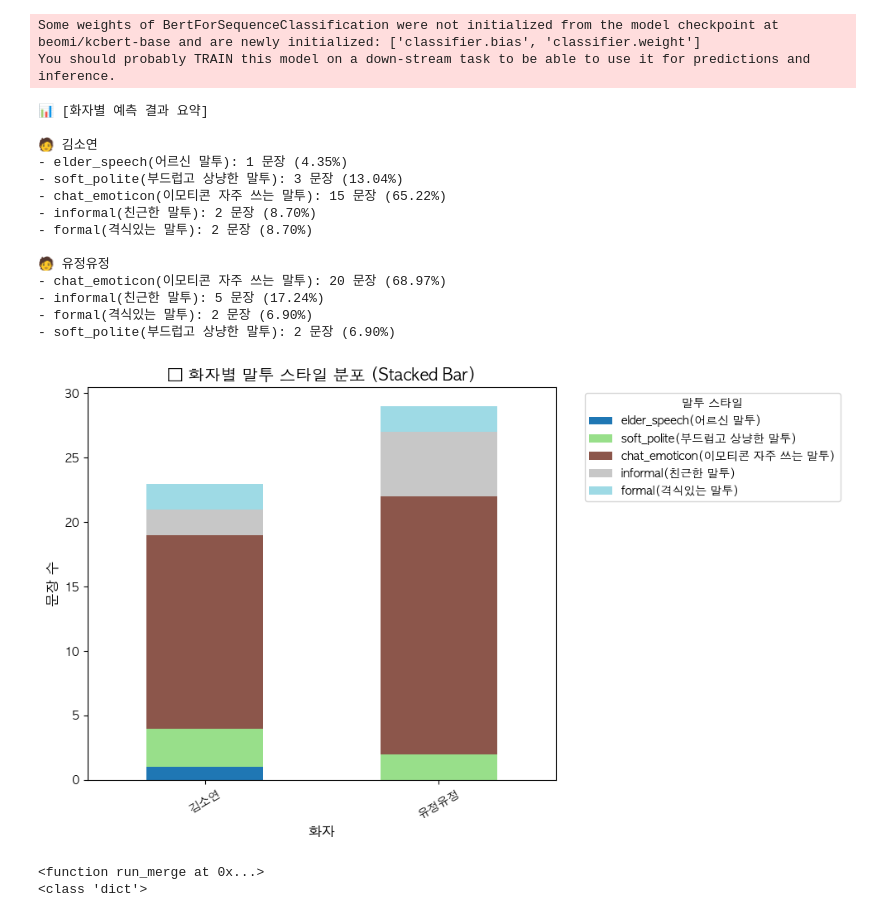
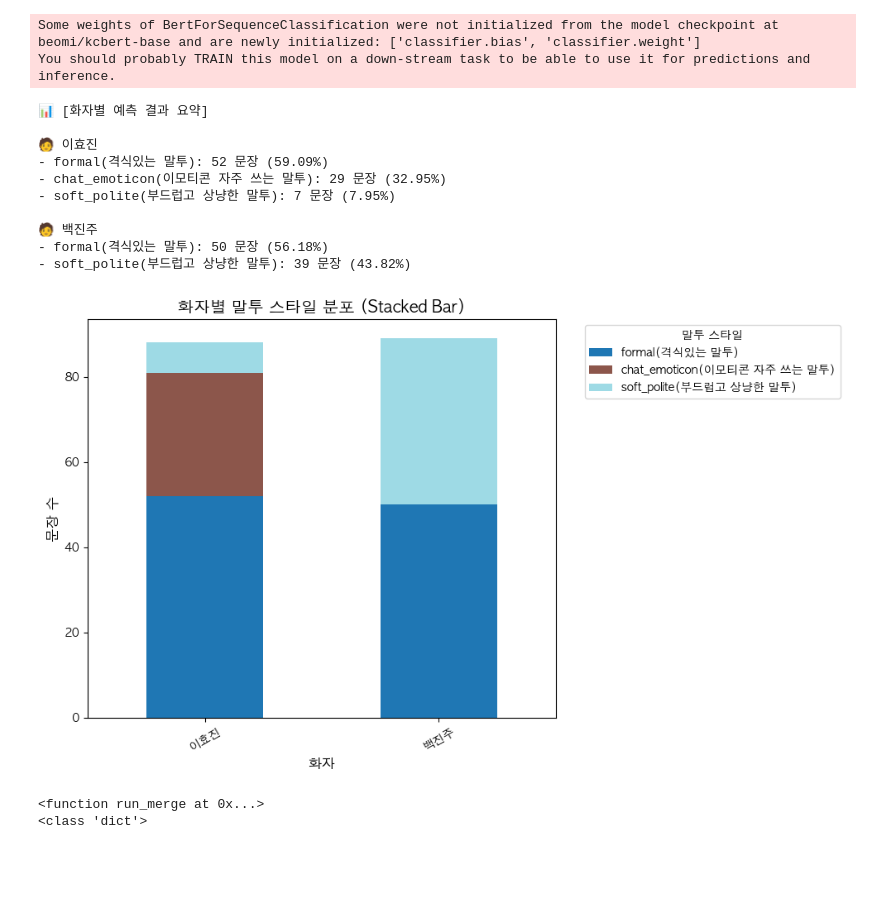
Before and after one commit to ssy330/ToneDetect, a Jupyter notebook: run_pipeline.ipynb, the cells around one changed output. Drawn from its saved outputs; the diff is of its cells as text; code cells hidden in the pictures; blank space fills up the shorter version.

```diff
--- a/run_pipeline.ipynb
+++ b/run_pipeline.ipynb
@@ -19,10 +19,10 @@ plt.rcParams['font.family'] = 'AppleGothic'
 import merge  # 전처리 모듈 불러오기
 
 # ✅ 카톡 파일 지정 (변경 가능)
-input_chat_path = "datasets/KakaoTalk_20250515_0053_22_930_유정유정.txt"
+input_chat_path = "datasets/KakaoTalk_Test_.txt"
 
 # ✅ merge 실행 → 정제된 문장 리스트 반환
-clean_sentences = merge.run_merge(input_chat_path)  # run_merge() 함수가 merge.py에 있다고 가정
+# clean_sentences = merge.run_merge(input_chat_path)  # run_merge() 함수가 merge.py에 있다고 가정
 
 # ✅ 3. 모델 로드
 ADAPTER_PATH = "Models/ToneDetect_adapter"
@@ -53,10 +53,10 @@ label_map = {
 
 # ✅ speaker 별 style_counts 초기화
 speaker_style_counts = defaultdict(lambda: defaultdict(int))
-clean_sentences = merge.run_merge(input_chat_path)
+msgs = merge.run_merge(input_chat_path)
 
 # ✅ 각 문장 예측
-for msg in clean_sentences:
+for msg in msgs:
     speaker = msg['speaker']
     text = msg['text']
     pred = predict_style(text)
@@ -72,45 +72,41 @@ for speaker, style_counts in speaker_style_counts.items():
         percent = count / total * 100
         print(f"- {style}: {count} 문장 ({percent:.2f}%)")
 
 # ✅ 8. 시각화 (화자별 stacked bar chart 예시)
 import pandas as pd
 
 # DataFrame으로 변환
 data = []
 for speaker, style_counts in speaker_style_counts.items():
     row = {'speaker': speaker}
     row.update(style_counts)
     data.append(row)
 
 df = pd.DataFrame(data).fillna(0)
 df.set_index('speaker', inplace=True)
 
 # 시각화
 df.plot(kind='bar', stacked=True, figsize=(10, 6), colormap='tab20')
-plt.title("📊 화자별 말투 스타일 분포 (Stacked Bar)", fontsize=14)
+plt.title("화자별 말투 스타일 분포 (Stacked Bar)", fontsize=14)
 plt.xlabel("화자", fontsize=12)
 plt.ylabel("문장 수", fontsize=12)
 plt.xticks(rotation=30)
 plt.legend(title='말투 스타일', bbox_to_anchor=(1.05, 1), loc='upper left')
 plt.tight_layout()
 plt.show()
 # %% [output]
 Some weights of BertForSequenceClassification were not initialized from the model checkpoint at beomi/kcbert-base and are newly initialized: ['classifier.bias', 'classifier.weight']
 You should probably TRAIN this model on a down-stream task to be able to use it for predictions and inference.
 📊 [화자별 예측 결과 요약]
 
-🧑 김소연
-- elder_speech(어르신 말투): 1 문장 (4.35%)
-- soft_polite(부드럽고 상냥한 말투): 3 문장 (13.04%)
-- chat_emoticon(이모티콘 자주 쓰는 말투): 15 문장 (65.22%)
-- informal(친근한 말투): 2 문장 (8.70%)
-- formal(격식있는 말투): 2 문장 (8.70%)
+🧑 이효진
+- formal(격식있는 말투): 52 문장 (59.09%)
+- chat_emoticon(이모티콘 자주 쓰는 말투): 29 문장 (32.95%)
+- soft_polite(부드럽고 상냥한 말투): 7 문장 (7.95%)
 
-🧑 유정유정
-- chat_emoticon(이모티콘 자주 쓰는 말투): 20 문장 (68.97%)
-- informal(친근한 말투): 5 문장 (17.24%)
-- formal(격식있는 말투): 2 문장 (6.90%)
-- soft_polite(부드럽고 상냥한 말투): 2 문장 (6.90%)
+🧑 백진주
+- formal(격식있는 말투): 50 문장 (56.18%)
+- soft_polite(부드럽고 상냥한 말투): 39 문장 (43.82%)
-[figure, old version]
+[figure, new version]
 # %%
 print(merge.run_merge)  # 지금 어떤 함수가 로드됐는지 확인
```
Also changed, not shown: parts of 1 cell of this notebook, 1 other file.
